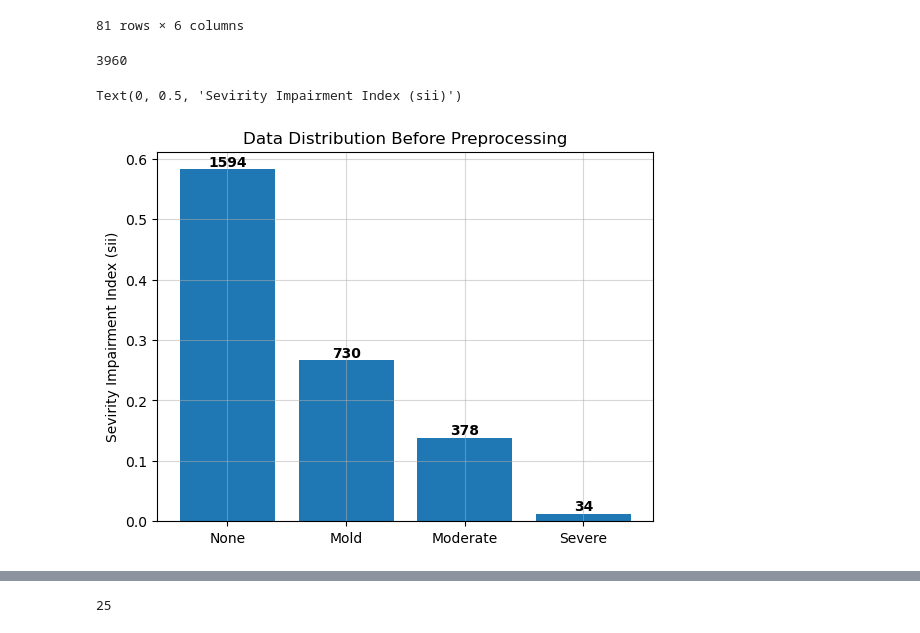
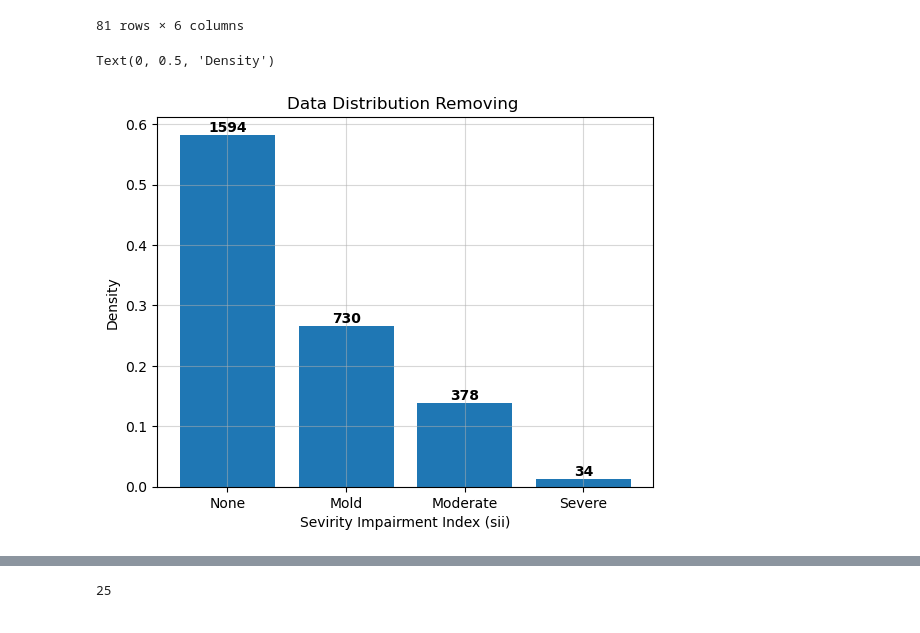
Before and after one commit to UCSDNaNaNa/Project_225A, a Jupyter notebook: visualization.ipynb, the cells around one changed output, grey strips where cells are left out. Saved outputs shown, nothing was run; the diff lists cells and outputs as text; code cells hidden in the pictures.

Commit message:
visualization code cleaning

```diff
--- a/visualization.ipynb
+++ b/visualization.ipynb
@@ -14,14 +14,12 @@ from sklearn.metrics import accuracy_score
 # %% [output]
 c:\Users\NanaChang\OneDrive\文件\UCSD\ECE 225A\project_visuazlization\child-mind-institute-problematic-internet-use
 # %%
-data = pd.read_csv("train.csv")
+# Load Internet Usage Behavior Data
+data_train = pd.read_csv("train.csv")
 data_test = pd.read_csv("test.csv")
 data_dictionary = pd.read_csv("data_dictionary.csv")
 
-# Discard no label data
-# data = data.dropna(subset=["sii"])
-
-display(data)
+display(data_train)
 display(data_dictionary)
 # %% [output]
 |  | id | Basic_Demos-Enroll_Season | Basic_Demos-Age | Basic_Demos-Sex | CGAS-Season | CGAS-CGAS_Score | ... |
@@ -50,27 +48,24 @@ display(data_dictionary)
 | 79 | Internet Use | PreInt_EduHx-Season | Season of participation | str | Spring, Summer, Fall, Winter | NaN |
 | 80 | Internet Use | PreInt_EduHx-computerinternet_hou... | Hours of using computer/internet | categorical int | 0,1,2,3 | 0=Less than 1h/day, 1=Around 1h/d... |
 81 rows × 6 columns
-# %%
-len(data)
-# %% [output]
-3960
 # %%
-data_0 = data[data["sii"] == 0]
-data_1 = data[data["sii"] == 1]
-data_2 = data[data["sii"] == 2]
-data_3 = data[data["sii"] == 3]
+data_0 = data_train[data_train["sii"] == 0]
+data_1 = data_train[data_train["sii"] == 1]
+data_2 = data_train[data_train["sii"] == 2]
+data_3 = data_train[data_train["sii"] == 3]
 sii_label = ["None", "Mold", "Moderate", "Severe"]
 data_len = [len(data_0), len(data_1), len(data_2), len(data_3)]
 fig, ax = plt.subplots()
 ax.bar(sii_label, [val / sum(data_len) for val in data_len])
 for idx, bar in enumerate(ax.patches):
     ax.text(bar.get_x() + bar.get_width() / 2,
         bar.get_height() + 0.005 + bar.get_y(),
         data_len[idx], ha = 'center',
         color = 'k', weight = 'bold', size = 10)
 plt.grid(alpha=0.5)
-plt.title("Data Distribution Before Preprocessing")
-plt.ylabel("Sevirity Impairment Index (sii)")
+plt.title("Data Distribution Removing ")
+plt.xlabel("Sevirity Impairment Index (sii)")
+plt.ylabel("Density")
 # %% [output]
-Text(0, 0.5, 'Sevirity Impairment Index (sii)')
+Text(0, 0.5, 'Density')
-[figure, old version]
+[figure, new version]
```
Also changed, not shown: parts of 16 cells of this notebook, 4 other files.
